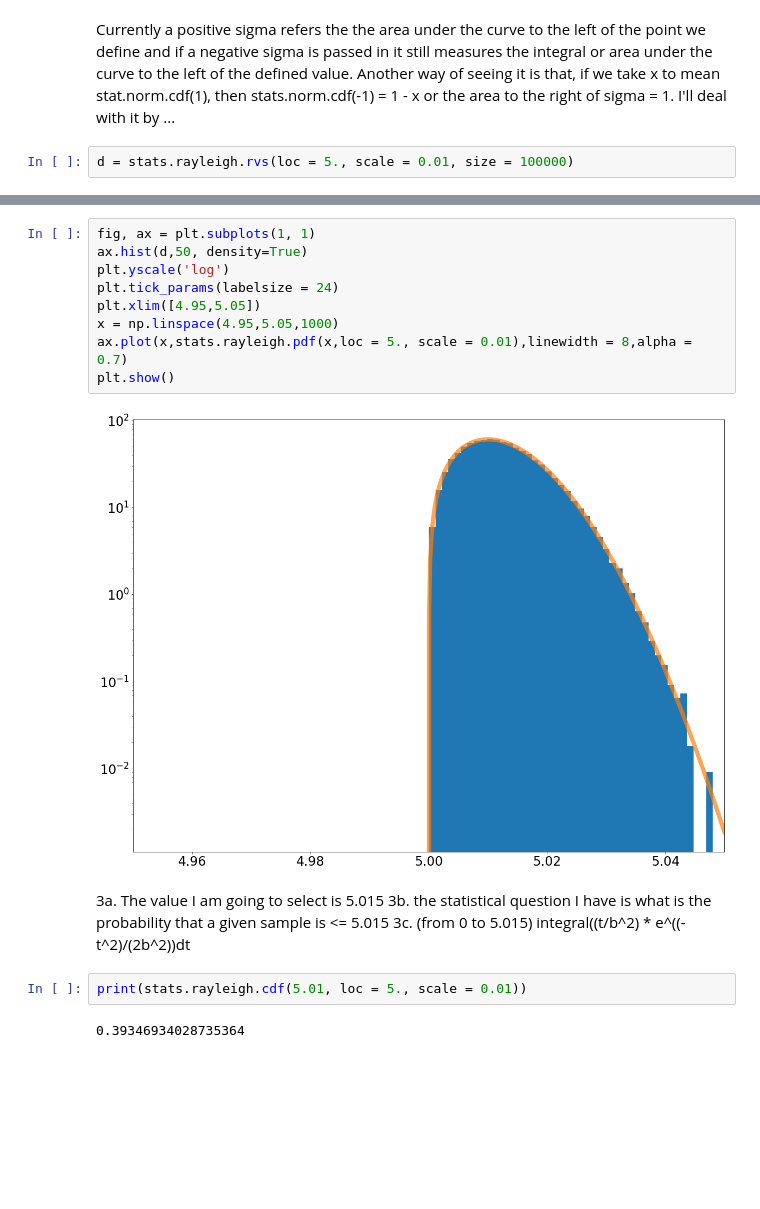
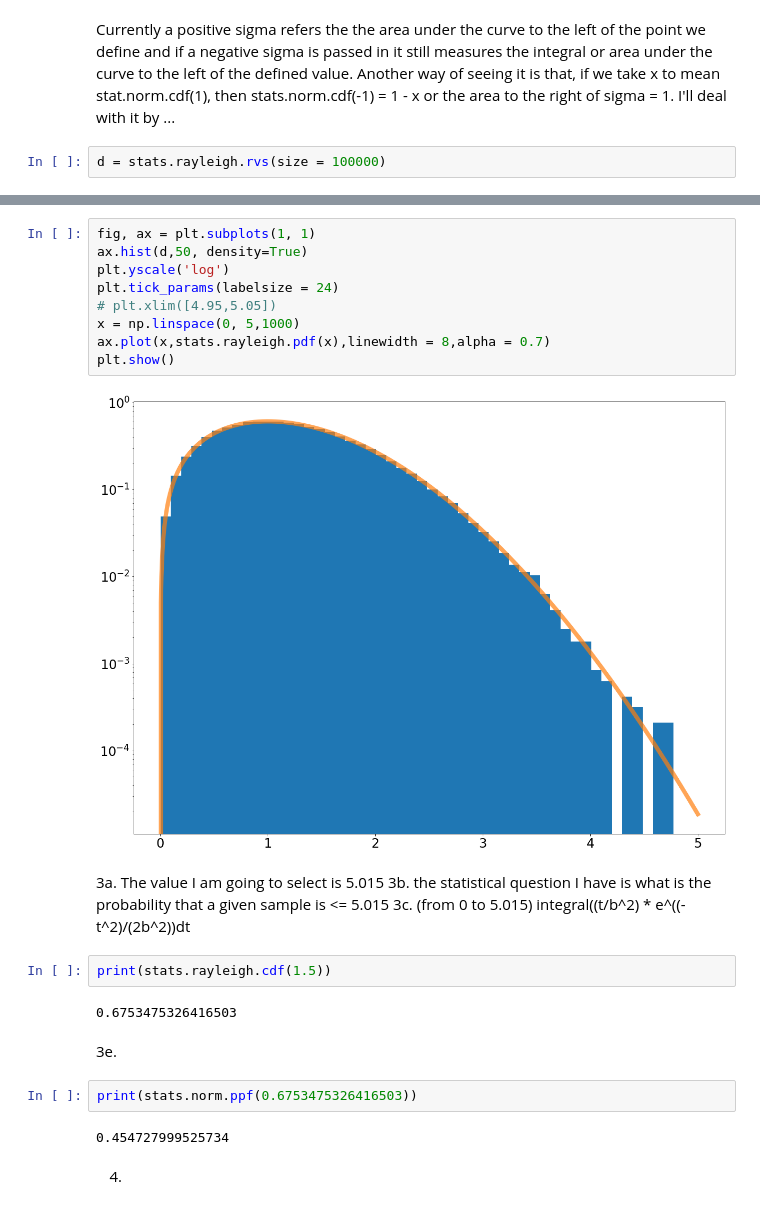
Before and after one commit to elocj/PHYS434, a Jupyter notebook: lab1/lab1.ipynb, the cells around one changed output, grey strips where cells are left out. Cells and saved outputs as stored; diff of their text form; blank space fills up the shorter version.

```diff
--- a/lab1/lab1.ipynb
+++ b/lab1/lab1.ipynb
@@ -20,7 +20,7 @@ print(stats.norm.cdf(-1)) #Giving correct value
 # %% [markdown]
 Currently a positive sigma refers the the area under the curve to the left of the point we define and if a negative sigma is passed in it still measures the integral or area under the curve to the left of the defined value. Another way of seeing it is that, if we take x to mean stat.norm.cdf(1), then stats.norm.cdf(-1) = 1 - x or the area to the right of sigma = 1. I'll deal with it by ...
 # %%
-d = stats.rayleigh.rvs(loc = 5., scale = 0.01, size = 100000)
+d = stats.rayleigh.rvs(size = 100000)
 # %%
 ax = plt.hist(d,50)
 plt.yscale('log')
@@ -42,19 +42,27 @@ plt.show()
 # %%
 fig, ax = plt.subplots(1, 1)
 ax.hist(d,50, density=True)
 plt.yscale('log')
 plt.tick_params(labelsize = 24)
-plt.xlim([4.95,5.05])
-x = np.linspace(4.95,5.05,1000)
-ax.plot(x,stats.rayleigh.pdf(x,loc = 5., scale = 0.01),linewidth = 8,alpha = 0.7)
+# plt.xlim([4.95,5.05])
+x = np.linspace(0, 5,1000)
+ax.plot(x,stats.rayleigh.pdf(x),linewidth = 8,alpha = 0.7)
 plt.show()
 # %% [output]
-[figure, old version]
+[figure, new version]
 # %% [markdown]
 3a. The value I am going to select is 5.015
 3b. the statistical question I have is what is the probability that a given sample is <= 5.015
 3c. (from 0 to 5.015) integral((t/b^2) * e^((-t^2)/(2b^2))dt
 # %%
-print(stats.rayleigh.cdf(5.01, loc = 5., scale = 0.01))
+print(stats.rayleigh.cdf(1.5))
 # %% [output]
-0.39346934028735364
+0.6753475326416503
+# %% [markdown]
+3e.
+# %%
+print(stats.norm.ppf(0.6753475326416503))
+# %% [output]
+0.454727999525734
+# %% [markdown]
+4)
```
Also changed, not shown: parts of 6 cells of this notebook.
